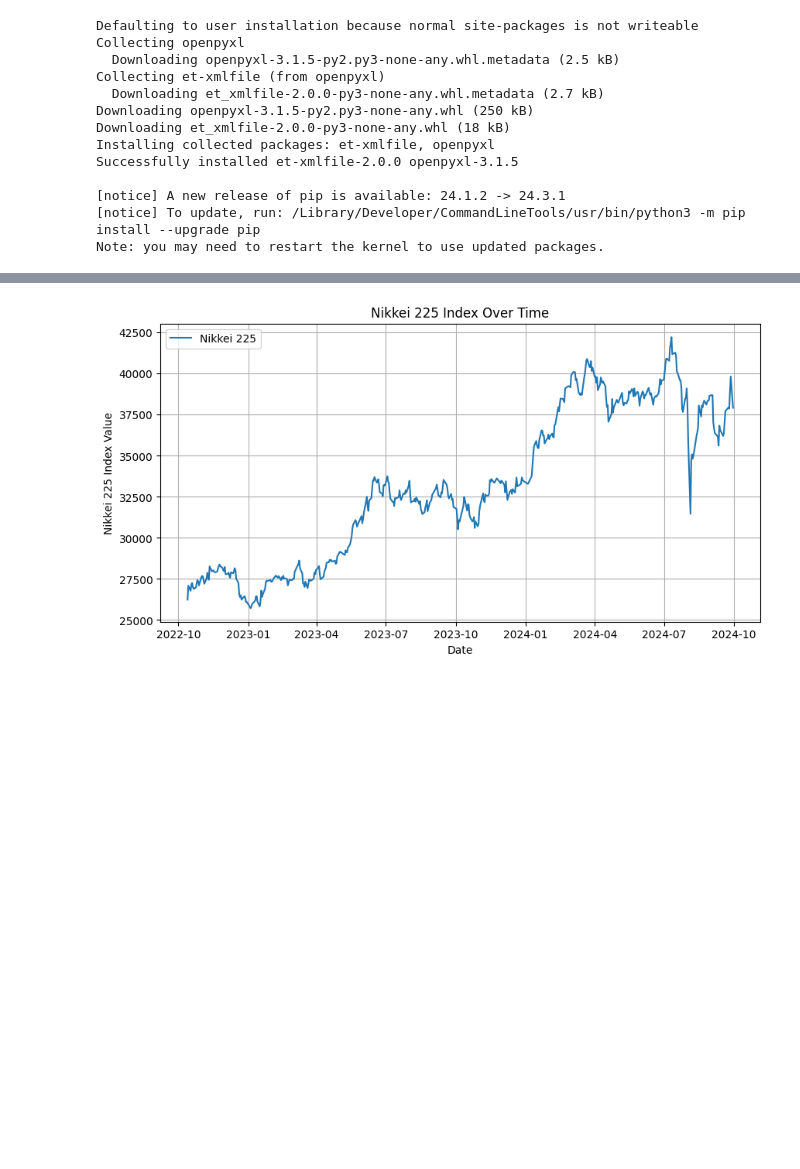
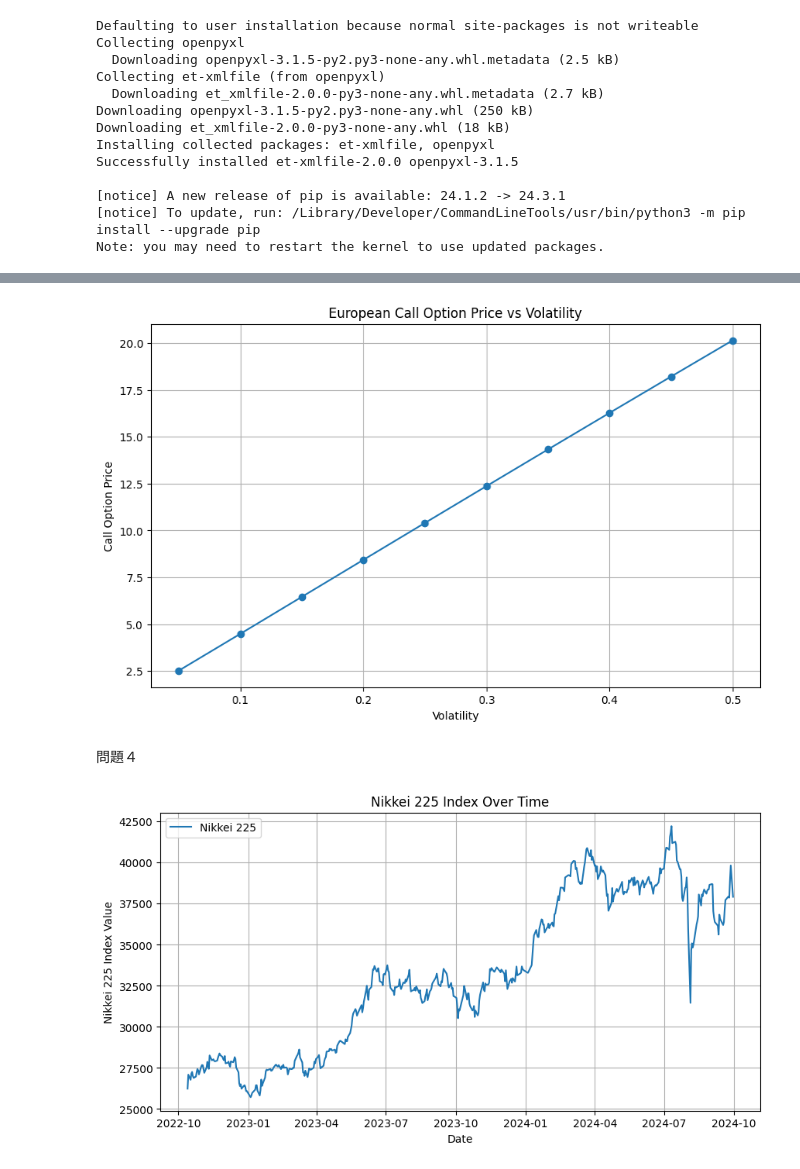
Before and after one commit to ryuki95/research, a Jupyter notebook: stprocess1.ipynb, the cells around one changed output, grey strips where cells are left out. Drawn from its saved outputs; the diff is of its cells as text; code cells hidden in the pictures; blank space fills up the shorter version.

```diff
--- a/stprocess1.ipynb
+++ b/stprocess1.ipynb
@@ -21,3 +77,20 @@ import matplotlib.pyplot as plt
+# %%
+# ボラティリティを0.05から0.5まで0.05刻みで変化
+volatilities = np.arange(0.05, 0.55, 0.05)
+call_prices_volatility = [black_scholes_call(S0=100, K=K, T=T, r=r, sigma=sigma) for sigma in volatilities]
+
+# グラフのプロット
+plt.figure(figsize=(10, 6))
+plt.plot(volatilities, call_prices_volatility, marker='o')
+plt.title("European Call Option Price vs Volatility")
+plt.xlabel("Volatility")
+plt.ylabel("Call Option Price")
+plt.grid(True)
+plt.show()
+# %% [output]
+[figure, added]
+# %% [markdown]
+問題４
 # %%
 # Excelファイルから特定のシートを読み込む
 file_path = 'nikkei225.xlsx'
```
Also changed, not shown: parts of 4 cells of this notebook.
